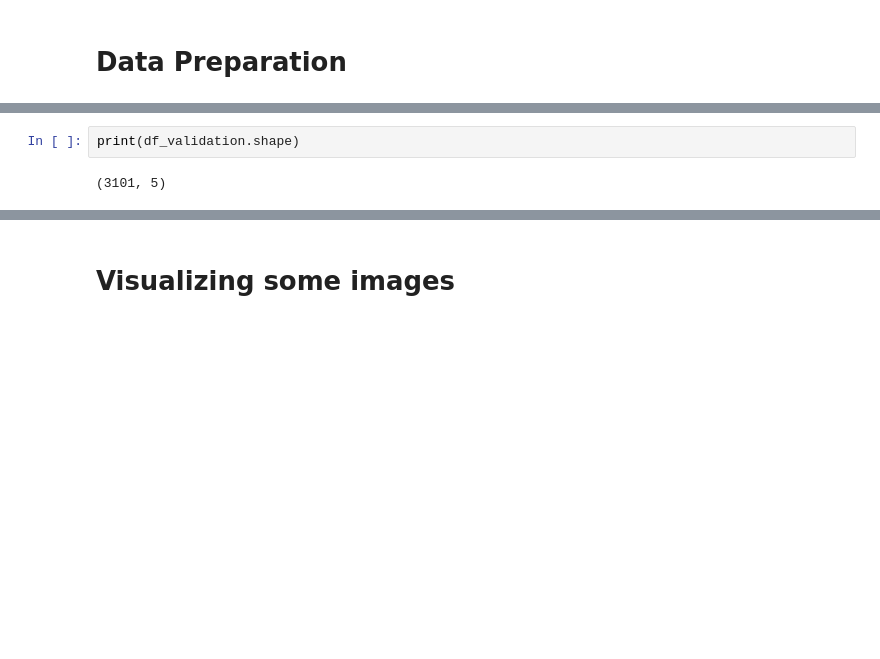
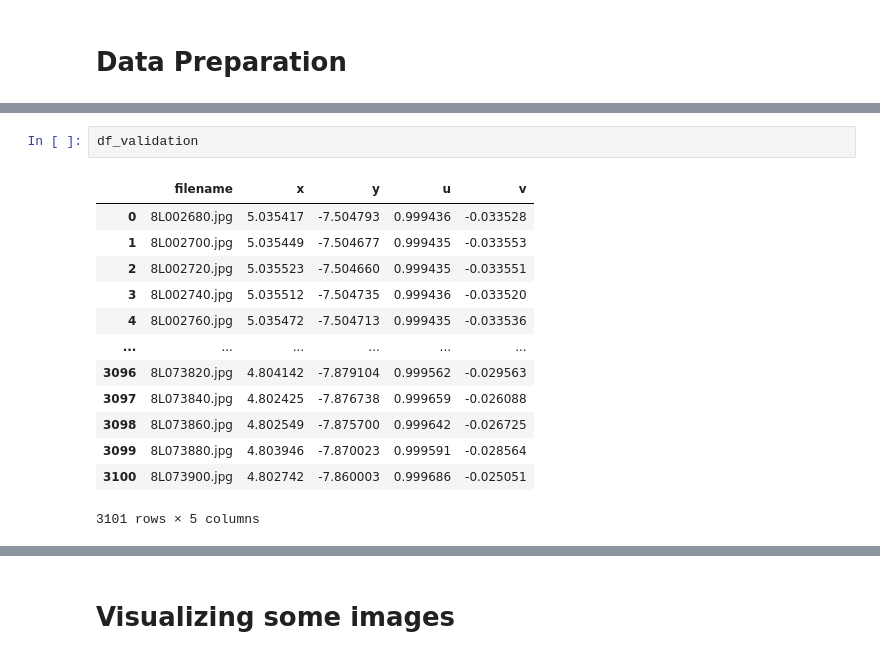
Before and after one commit to DanieleAngioni97/CV_Project, a Jupyter notebook: Localization.ipynb, the cells around one changed output, grey strips where cells are left out. Saved outputs shown, nothing was run; the diff lists cells and outputs as text; blank space fills up the shorter version.

```diff
--- a/Localization.ipynb
+++ b/Localization.ipynb
@@ -59,7 +58,19 @@ validation_dataset = validation_dataset.flow_from_dataframe(
 # %% [output]
 Found 10259 validated image filenames.
 Found 3101 validated image filenames.
-# %%
-print(df_validation.shape)
-# %% [output]
-(3101, 5)
+# %%
+df_validation
+# %% [output]
+|  | filename | x | y | u | v |
+| 0 | 8L002680.jpg | 5.035417 | -7.504793 | 0.999436 | -0.033528 |
+| 1 | 8L002700.jpg | 5.035449 | -7.504677 | 0.999435 | -0.033553 |
+| 2 | 8L002720.jpg | 5.035523 | -7.504660 | 0.999435 | -0.033551 |
+| 3 | 8L002740.jpg | 5.035512 | -7.504735 | 0.999436 | -0.033520 |
+| 4 | 8L002760.jpg | 5.035472 | -7.504713 | 0.999435 | -0.033536 |
+| ... | ... | ... | ... | ... | ... |
+| 3096 | 8L073820.jpg | 4.804142 | -7.879104 | 0.999562 | -0.029563 |
+| 3097 | 8L073840.jpg | 4.802425 | -7.876738 | 0.999659 | -0.026088 |
+| 3098 | 8L073860.jpg | 4.802549 | -7.875700 | 0.999642 | -0.026725 |
+| 3099 | 8L073880.jpg | 4.803946 | -7.870023 | 0.999591 | -0.028564 |
+| 3100 | 8L073900.jpg | 4.802742 | -7.860003 | 0.999686 | -0.025051 |
+3101 rows × 5 columns
```
Also changed, not shown: parts of 11 cells of this notebook.
